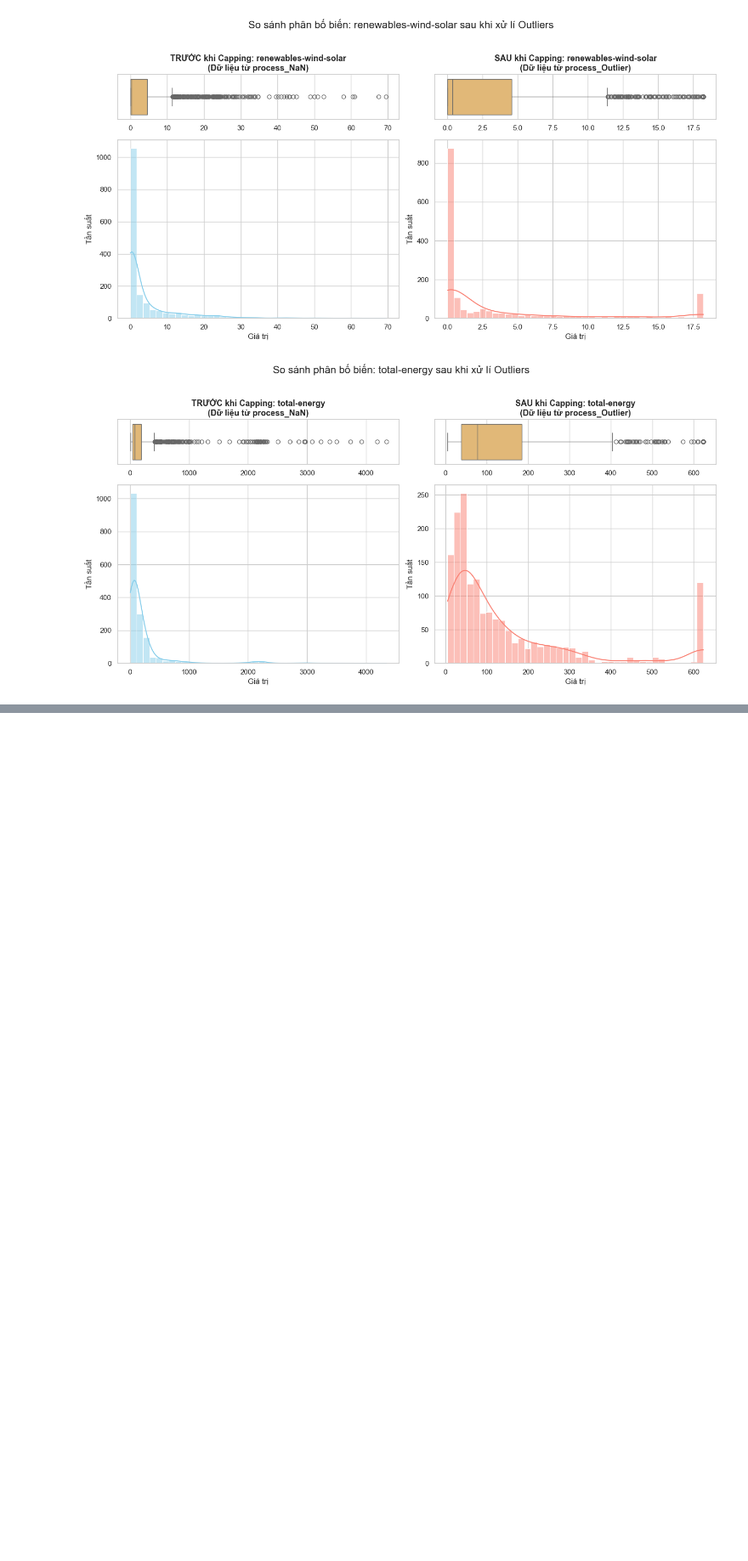
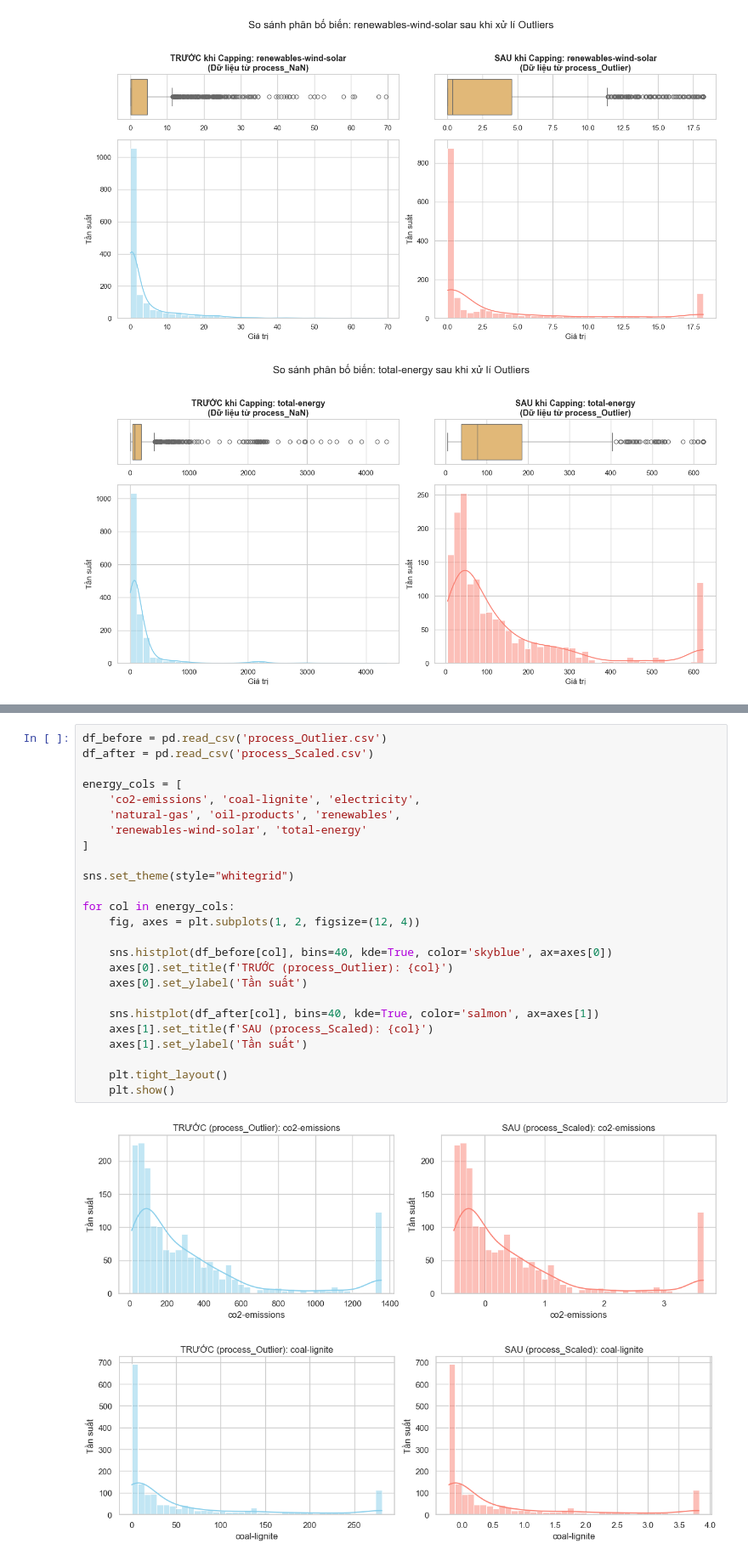
Before and after one commit to NganBui25/-CO2-Emissions-Prediction, a Jupyter notebook: full_data_crawler.ipynb, the cells around one changed output, grey strips where cells are left out. Shown at 85% size. Cells and saved outputs as stored; diff of their text form; blank space fills up the shorter version.

```diff
--- a/full_data_crawler.ipynb
+++ b/full_data_crawler.ipynb
@@ -670,0 +693,28 @@ for col in energy_cols:
+# %%
+df_before = pd.read_csv('process_Outlier.csv')
+df_after = pd.read_csv('process_Scaled.csv')
+
+energy_cols = [
+    'co2-emissions', 'coal-lignite', 'electricity',
+    'natural-gas', 'oil-products', 'renewables',
+    'renewables-wind-solar', 'total-energy'
+]
+
+sns.set_theme(style="whitegrid")
+
+for col in energy_cols:
+    fig, axes = plt.subplots(1, 2, figsize=(12, 4))
+
+    sns.histplot(df_before[col], bins=40, kde=True, color='skyblue', ax=axes[0])
+    axes[0].set_title(f'TRƯỚC (process_Outlier): {col}')
+    axes[0].set_ylabel('Tần suất')
+
+    sns.histplot(df_after[col], bins=40, kde=True, color='salmon', ax=axes[1])
+    axes[1].set_title(f'SAU (process_Scaled): {col}')
+    axes[1].set_ylabel('Tần suất')
+
+    plt.tight_layout()
+    plt.show()
+# %% [output]
+[figure, added]
+[figure, added]
```
Also changed, not shown: parts of 15 cells of this notebook, 2 other files.
